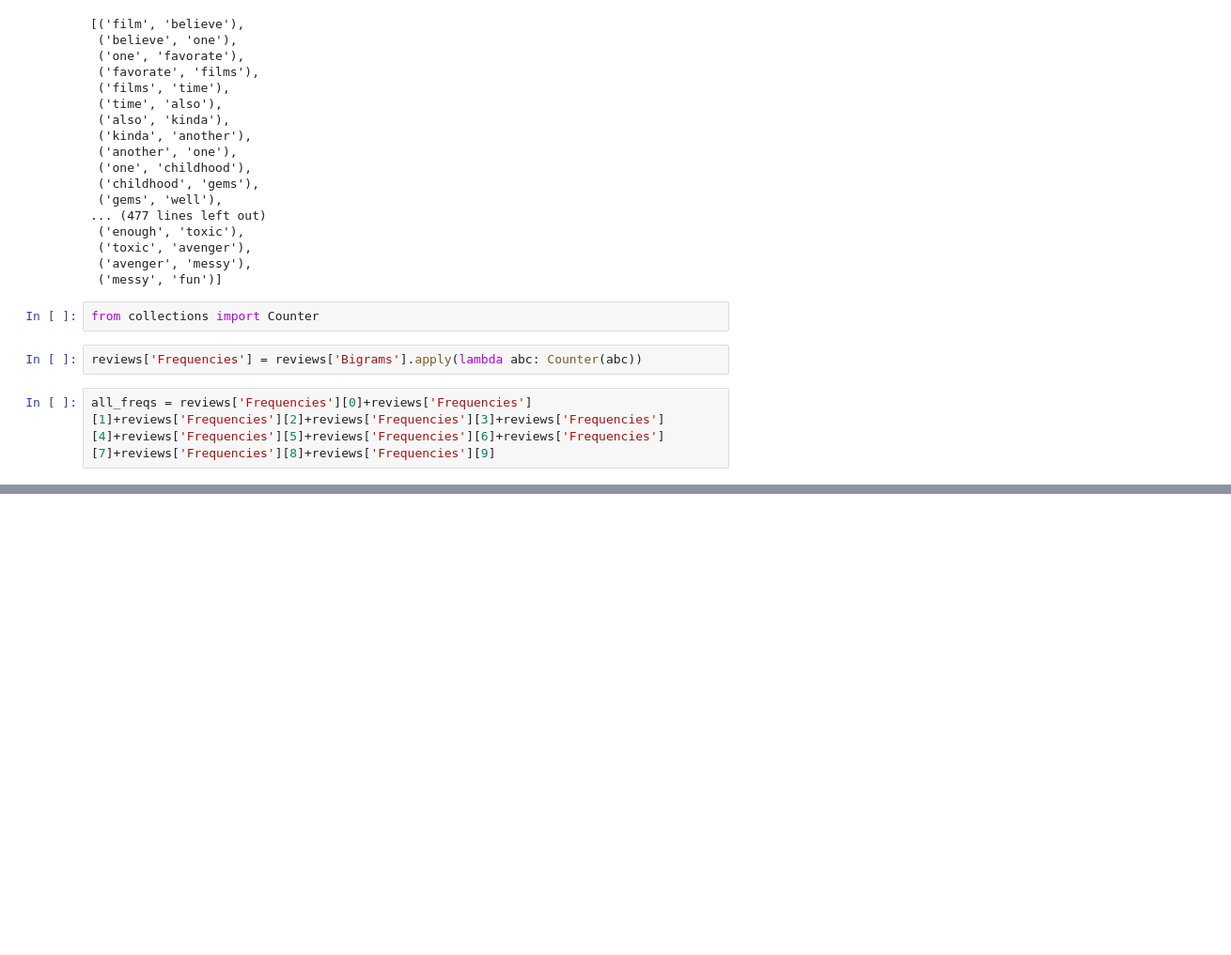
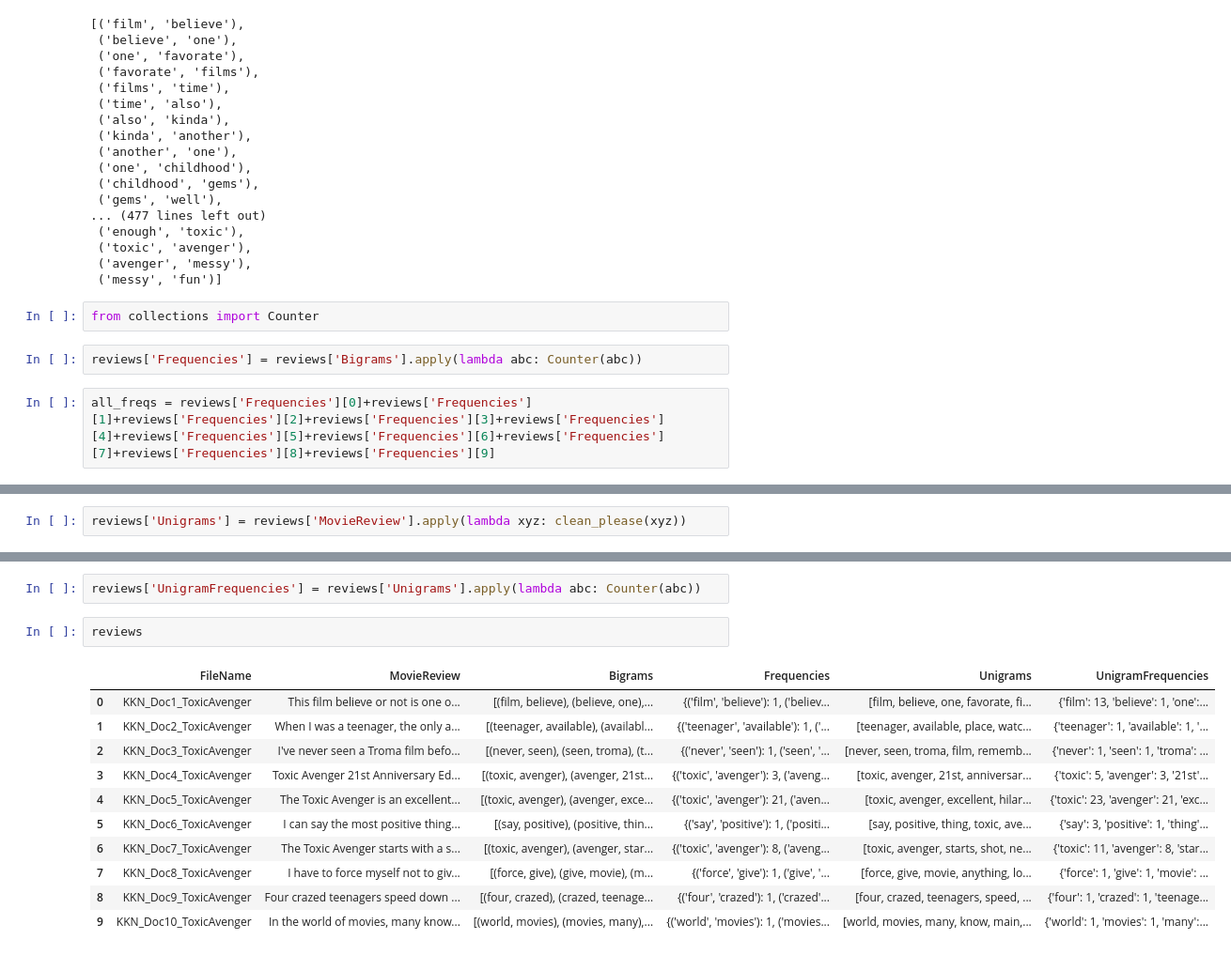
Before and after one commit to kb3k/random_nlp, a Jupyter notebook: week2/week2.ipynb, the cells around one changed output, grey strips where cells are left out. Shown at 94% size. Drawn from its saved outputs; the diff is of its cells as text; blank space fills up the shorter version.

Commit message:
some practice with populating a df iteratively using both apply and for loop

```diff
--- a/week2/week2.ipynb
+++ b/week2/week2.ipynb
@@ -128,0 +158,2 @@ all_freqs.most_common(40)
+# %%
+reviews['Unigrams'] = reviews['MovieReview'].apply(lambda xyz: clean_please(xyz))
@@ -128,0 +174,16 @@ all_freqs.most_common(40)
+# %%
+reviews['UnigramFrequencies'] = reviews['Unigrams'].apply(lambda abc: Counter(abc))
+# %%
+reviews
+# %% [output]
+|  | FileName | MovieReview | Bigrams | Frequencies | Unigrams | UnigramFrequencies |
+| 0 | KKN_Doc1_ToxicAvenger | This film believe or not is one o... | [(film, believe), (believe, one),... | {('film', 'believe'): 1, ('believ... | [film, believe, one, favorate, fi... | {'film': 13, 'believe': 1, 'one':... |
+| 1 | KKN_Doc2_ToxicAvenger | When I was a teenager, the only a... | [(teenager, available), (availabl... | {('teenager', 'available'): 1, ('... | [teenager, available, place, watc... | {'teenager': 1, 'available': 1, '... |
+| 2 | KKN_Doc3_ToxicAvenger | I've never seen a Troma film befo... | [(never, seen), (seen, troma), (t... | {('never', 'seen'): 1, ('seen', '... | [never, seen, troma, film, rememb... | {'never': 1, 'seen': 1, 'troma': ... |
+| 3 | KKN_Doc4_ToxicAvenger | Toxic Avenger 21st Anniversary Ed... | [(toxic, avenger), (avenger, 21st... | {('toxic', 'avenger'): 3, ('aveng... | [toxic, avenger, 21st, anniversar... | {'toxic': 5, 'avenger': 3, '21st'... |
+| 4 | KKN_Doc5_ToxicAvenger | The Toxic Avenger is an excellent... | [(toxic, avenger), (avenger, exce... | {('toxic', 'avenger'): 21, ('aven... | [toxic, avenger, excellent, hilar... | {'toxic': 23, 'avenger': 21, 'exc... |
+| 5 | KKN_Doc6_ToxicAvenger | I can say the most positive thing... | [(say, positive), (positive, thin... | {('say', 'positive'): 1, ('positi... | [say, positive, thing, toxic, ave... | {'say': 3, 'positive': 1, 'thing'... |
+| 6 | KKN_Doc7_ToxicAvenger | The Toxic Avenger starts with a s... | [(toxic, avenger), (avenger, star... | {('toxic', 'avenger'): 8, ('aveng... | [toxic, avenger, starts, shot, ne... | {'toxic': 11, 'avenger': 8, 'star... |
+| 7 | KKN_Doc8_ToxicAvenger | I have to force myself not to giv... | [(force, give), (give, movie), (m... | {('force', 'give'): 1, ('give', '... | [force, give, movie, anything, lo... | {'force': 1, 'give': 1, 'movie': ... |
+| 8 | KKN_Doc9_ToxicAvenger | Four crazed teenagers speed down ... | [(four, crazed), (crazed, teenage... | {('four', 'crazed'): 1, ('crazed'... | [four, crazed, teenagers, speed, ... | {'four': 1, 'crazed': 1, 'teenage... |
+| 9 | KKN_Doc10_ToxicAvenger | In the world of movies, many know... | [(world, movies), (movies, many),... | {('world', 'movies'): 1, ('movies... | [world, movies, many, know, main,... | {'world': 1, 'movies': 1, 'many':... |
```
Also changed, not shown: parts of 20 cells of this notebook.
